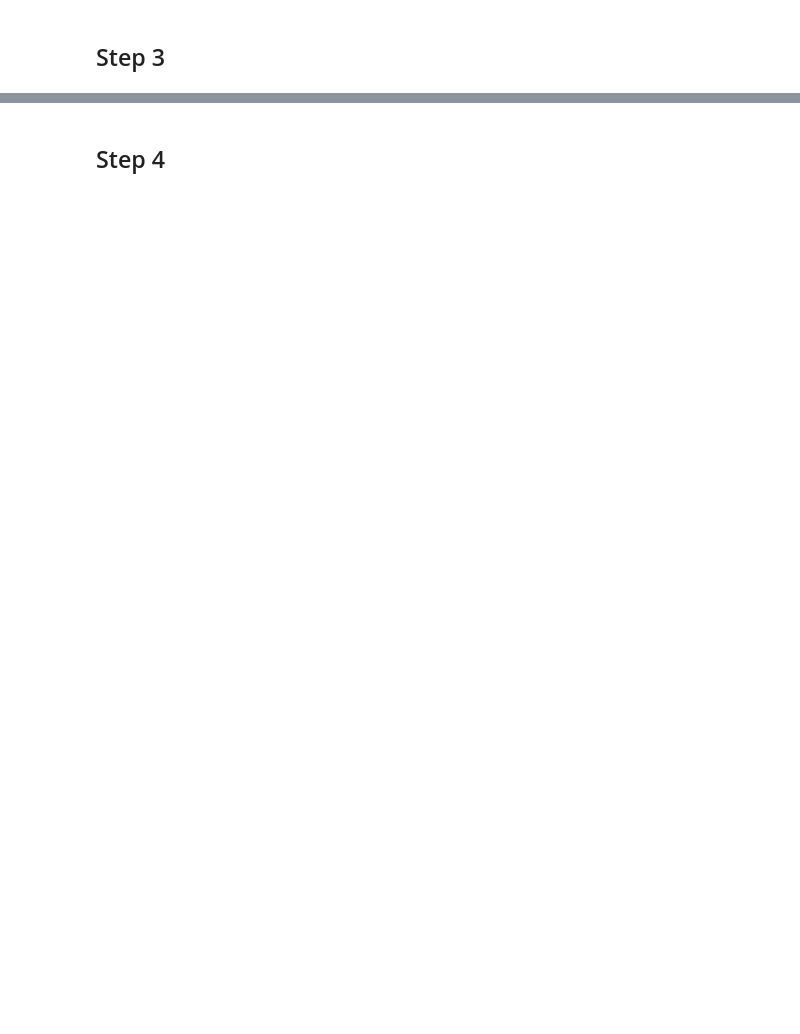
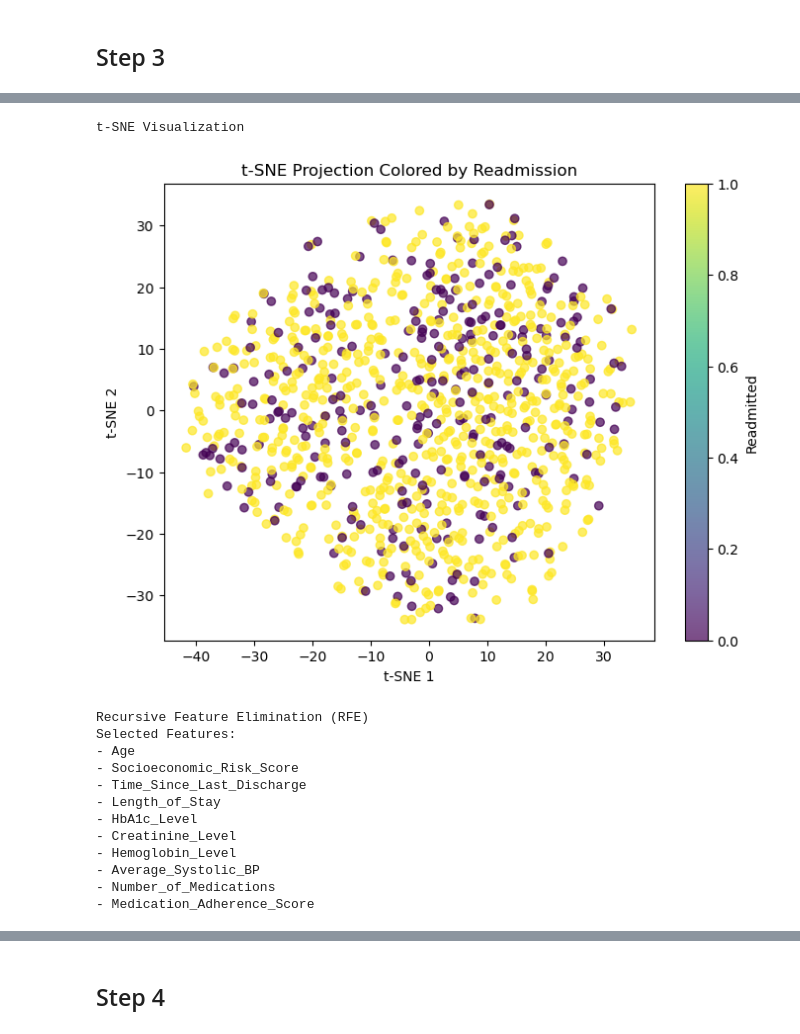
Before and after one commit to kennethChua16/AIM-Capstone-project, a Jupyter notebook: src/Hospital Readmission Analysis.ipynb, the cells around one changed output, grey strips where cells are left out. Drawn from its saved outputs; the diff is of its cells as text; code cells hidden in the pictures; blank space fills up the shorter version.

```diff
--- a/Hospital Readmission Analysis.ipynb
+++ b/src/Hospital Readmission Analysis.ipynb
@@ -459,0 +400,12 @@ Separation: The t-SNE plot might indicate that the features used for dimensional
+# %%
+# One-hot encode categorical features
+X_train_cat_encoded = pd.get_dummies(X_train_cat, drop_first=True)
+X_test_cat_encoded = pd.get_dummies(X_test_cat, drop_first=True)
+
+# Align columns to make train/test consistent
+X_train_cat_encoded, X_test_cat_encoded = X_train_cat_encoded.align(
+    X_test_cat_encoded,
+    join='left',
+    axis=1,
+    fill_value=0
+)
@@ -459,0 +527,56 @@ Separation: The t-SNE plot might indicate that the features used for dimensional
+# %%
+## ###########################################################################################
+print("t-SNE Visualization")
+
+# Use a sample if dataset is large
+sample_size = min(1000, len(X_train_processed))
+sample_idx = X_train_processed.sample(sample_size, random_state=42).index
+
+X_tsne_input = X_train_processed.loc[sample_idx]
+y_tsne = y_train.loc[sample_idx]
+
+tsne = TSNE(n_components=2, random_state=42, perplexity=30)
+X_tsne = tsne.fit_transform(X_tsne_input)
+
+plt.figure(figsize=(8, 6))
+scatter = plt.scatter(
+    X_tsne[:, 0],
+    X_tsne[:, 1],
+    c=y_tsne,
+    alpha=0.7
+)
+plt.xlabel("t-SNE 1")
+plt.ylabel("t-SNE 2")
+plt.title("t-SNE Projection Colored by Readmission")
+plt.colorbar(scatter, label="Readmitted")
+plt.show()
+
+
+## ###########################################################################################
+print("Recursive Feature Elimination (RFE)")
+
+rfe_model = RandomForestClassifier(n_estimators=100, random_state=42)
+rfe = RFE(estimator=rfe_model, n_features_to_select=10)
+
+rfe.fit(X_train_processed, y_train)
+
+selected_features = X_train_processed.columns[rfe.support_].tolist()
+
+print("Selected Features:")
+for feature in selected_features:
+    print("-", feature)
+# %% [output]
+t-SNE Visualization
+[figure, added]
+Recursive Feature Elimination (RFE)
+Selected Features:
+- Age
+- Socioeconomic_Risk_Score
+- Time_Since_Last_Discharge
+- Length_of_Stay
+- HbA1c_Level
+- Creatinine_Level
+- Hemoglobin_Level
+- Average_Systolic_BP
+- Number_of_Medications
+- Medication_Adherence_Score
```
Also changed, not shown: parts of 50 cells of this notebook, 5 other files.
